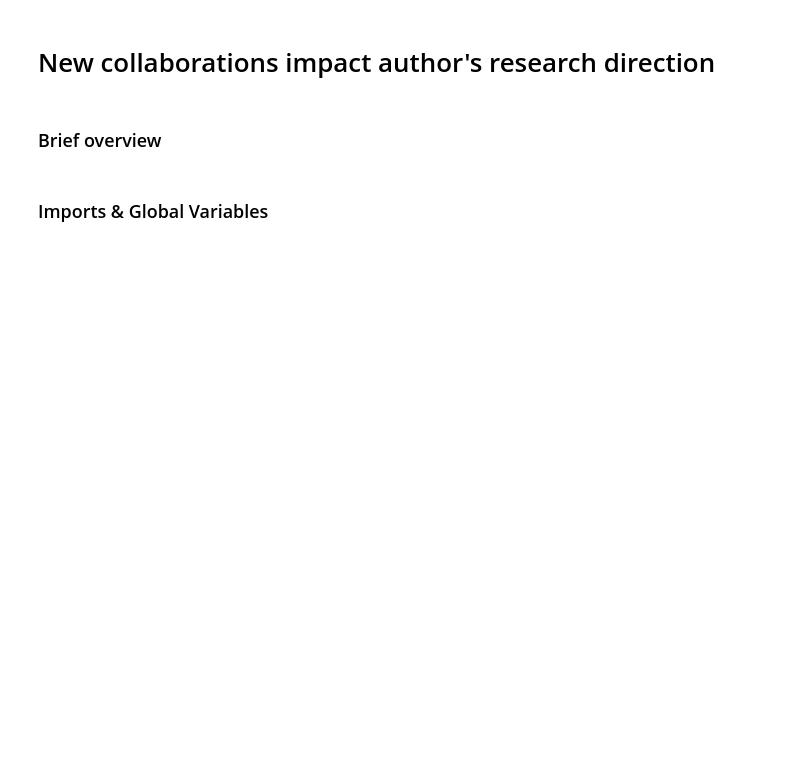
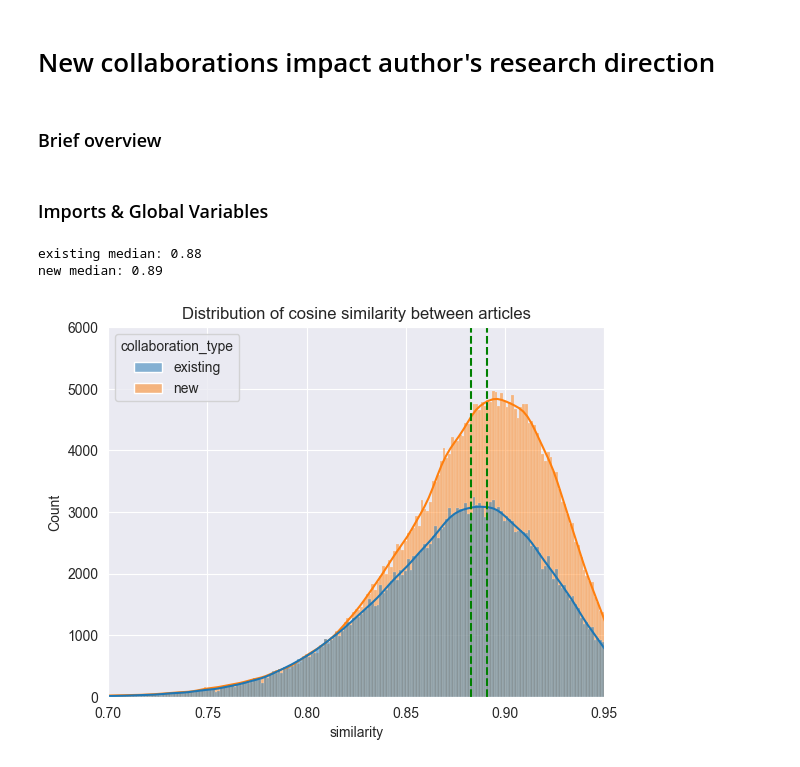
Before and after one commit to eutopia-collaboration-recommender/ecr-analytics, a Jupyter notebook: src/notebooks/05 - New collaborations impact author's research direction.ipynb, the cells around one changed output. Drawn from its saved outputs; the diff is of its cells as text; code cells hidden in the pictures; blank space fills up the shorter version.

Commit message:
New collaboration impact analysis with some preliminary results

```diff
--- a/src/notebooks/05 - New collaborations impact author's research direction.ipynb
+++ b/src/notebooks/05 - New collaborations impact author's research direction.ipynb
@@ -34,3 +37,7 @@ pg_connection = create_sqlalchemy_connection(
 )
 # Set numpy random seed
 np.random.seed(config.RANDOM_SEED)
+
+n_authors = 1000
+n_min_articles = 15
+n_top_articles = 5
@@ -36,0 +73,23 @@ np.random.seed(config.RANDOM_SEED)
+# %%
+sql_query = f"""
+WITH authors AS (SELECT DISTINCT author_id
+                 FROM fct_collaboration
+                 GROUP BY author_id
+                 HAVING COUNT(DISTINCT article_id) > {n_min_articles}
+                 ORDER BY author_id
+                 LIMIT {n_authors}),
+     articles AS (SELECT DISTINCT c.article_id
+                  FROM fct_collaboration c
+                           INNER JOIN authors a
+                                      ON c.author_id = a.author_id
+                  WHERE c.is_single_author_collaboration = FALSE
+                    AND c.article_id IN (SELECT article_id
+                                         FROM article_text_embedding))
+SELECT t.article_id,
+       t.article_text_embedding
+FROM article_text_embedding t
+INNER JOIN articles a USING (article_id)
+ORDER BY t.article_id
+"""
+
+df_embedding = query(conn=pg_connection, query_str=sql_query)
@@ -36,0 +194,17 @@ np.random.seed(config.RANDOM_SEED)
+# %%
+df_similarities = pd.DataFrame(results['similarities'])
+
+sns.histplot(data=df_similarities, x='similarity', hue='collaboration_type', kde=True)
+# Add medians
+medians = df_similarities.groupby('collaboration_type')['similarity'].median()
+for i, median in medians.items():
+    print(f'{i} median: {median:.2f}')
+    plt.axvline(median, color='g', linestyle='--', label=f'{i} median')
+plt.title("Distribution of cosine similarity between articles")
+plt.ylim(0, 6000)
+plt.xlim(0.7, 0.95)
+plt.show()
+# %% [output]
+existing median: 0.88
+new median: 0.89
+[figure, added]
```
Also changed, not shown: parts of 7 cells of this notebook.
